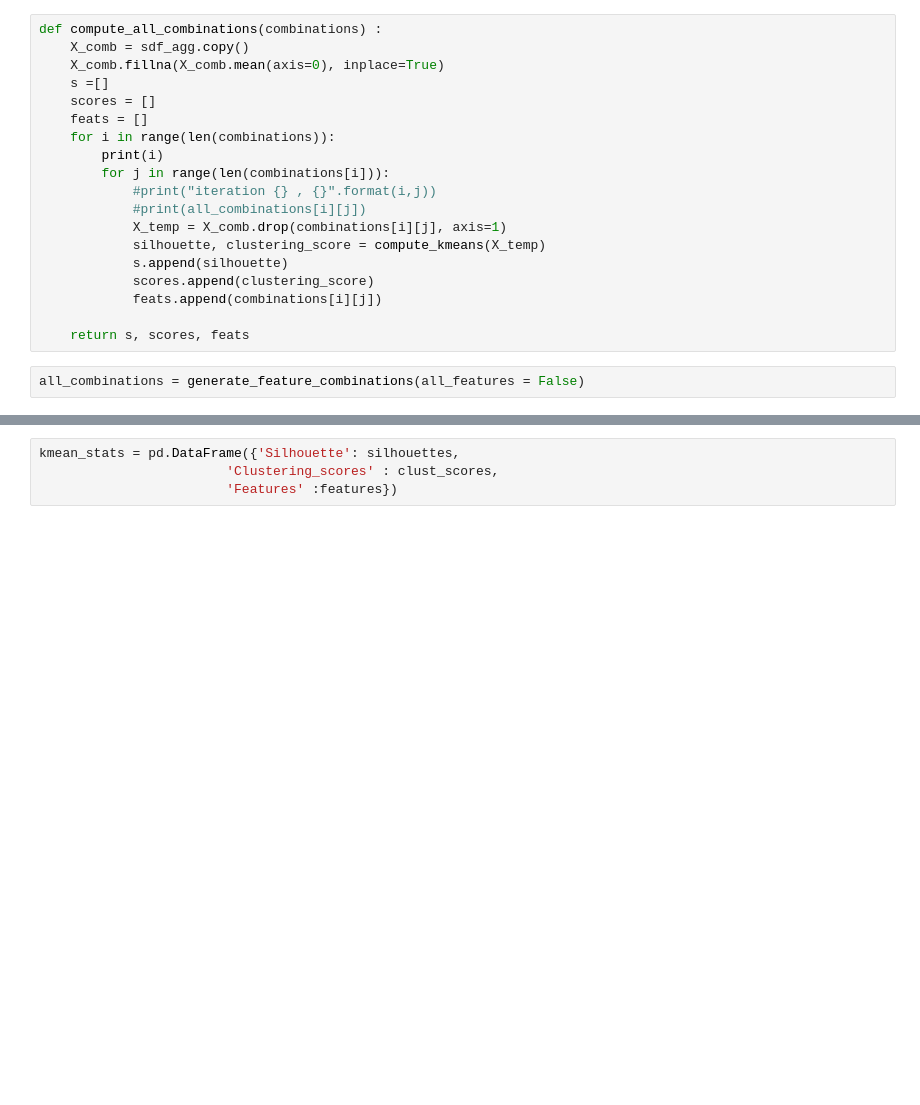
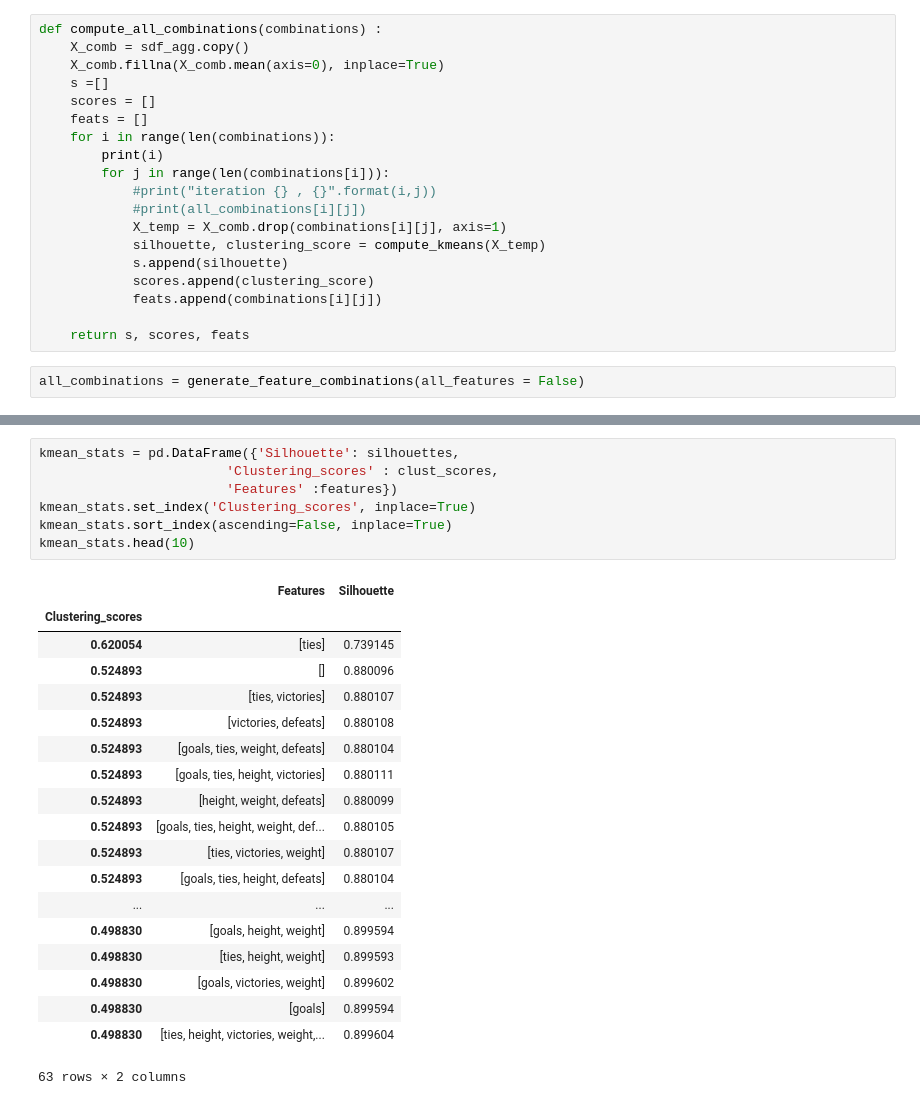
Before and after one commit to ireneu/ada, a Jupyter notebook: HW04/Task2 .ipynb, the cells around one changed output, grey strips where cells are left out. Drawn from its saved outputs; the diff is of its cells as text; blank space fills up the shorter version.

```diff
--- a/HW04/Task2 .ipynb
+++ b/HW04/Task2 .ipynb
@@ -274,7 +273,30 @@ silhouettes, clust_scores, features = compute_all_combinations(all_combinations)
 # %%
 kmean_stats = pd.DataFrame({'Silhouette': silhouettes,
                         'Clustering_scores' : clust_scores,
                         'Features' :features})
+kmean_stats.set_index('Clustering_scores', inplace=True)
+kmean_stats.sort_index(ascending=False, inplace=True)
+kmean_stats.head(10)
+# %% [output]
+|  | Features | Silhouette |
+| Clustering_scores |  |  |
+| 0.620054 | [ties] | 0.739145 |
+| 0.524893 | [] | 0.880096 |
+| 0.524893 | [ties, victories] | 0.880107 |
+| 0.524893 | [victories, defeats] | 0.880108 |
+| 0.524893 | [goals, ties, weight, defeats] | 0.880104 |
+| 0.524893 | [goals, ties, height, victories] | 0.880111 |
+| 0.524893 | [height, weight, defeats] | 0.880099 |
+| 0.524893 | [goals, ties, height, weight, def... | 0.880105 |
+| 0.524893 | [ties, victories, weight] | 0.880107 |
+| 0.524893 | [goals, ties, height, defeats] | 0.880104 |
+| ... | ... | ... |
+| 0.498830 | [goals, height, weight] | 0.899594 |
+| 0.498830 | [ties, height, weight] | 0.899593 |
+| 0.498830 | [goals, victories, weight] | 0.899602 |
+| 0.498830 | [goals] | 0.899594 |
+| 0.498830 | [ties, height, victories, weight,... | 0.899604 |
+63 rows × 2 columns
 # %%
 kmean_stats
 # %% [output]
```
Also changed, not shown: parts of 4 cells of this notebook.
